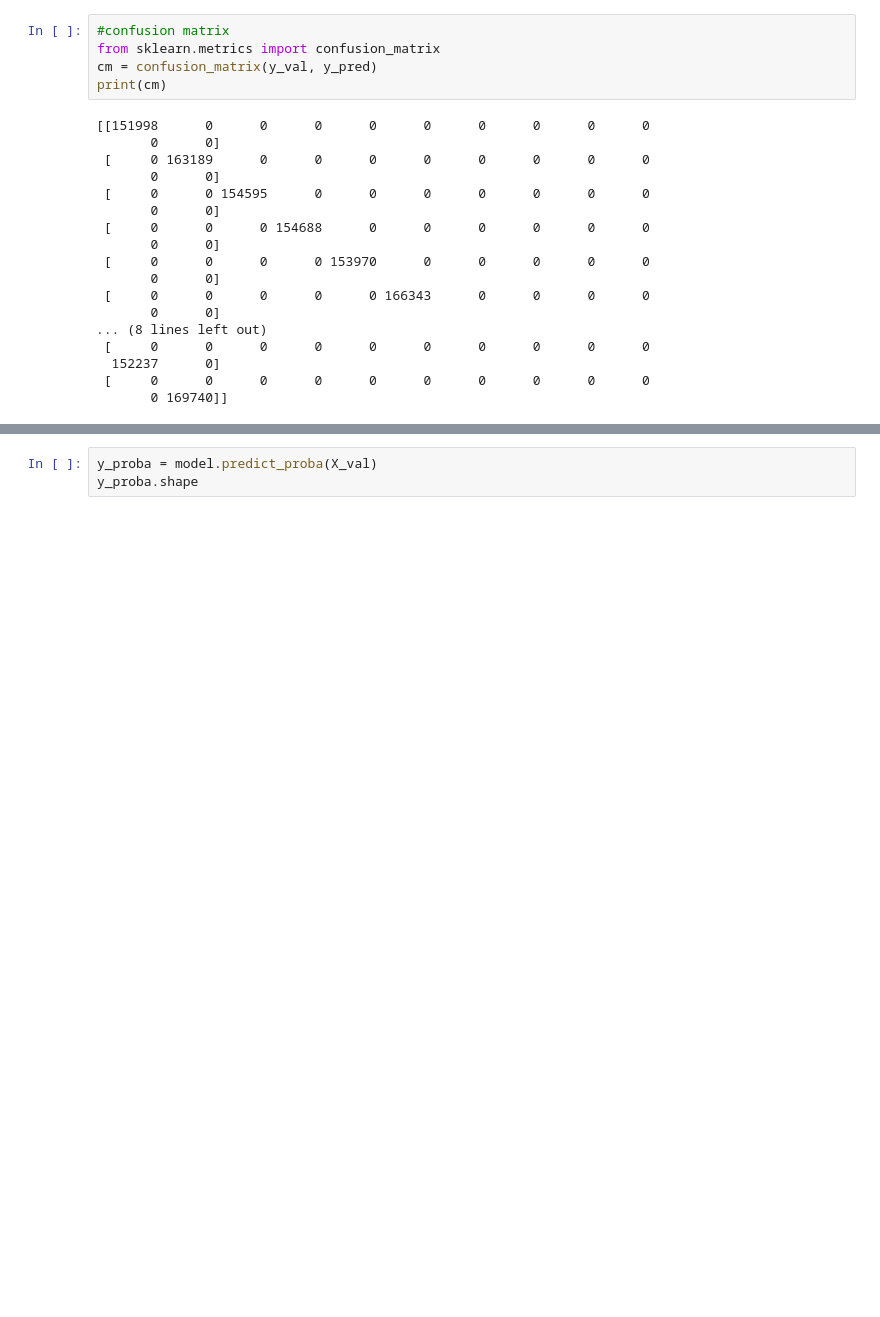
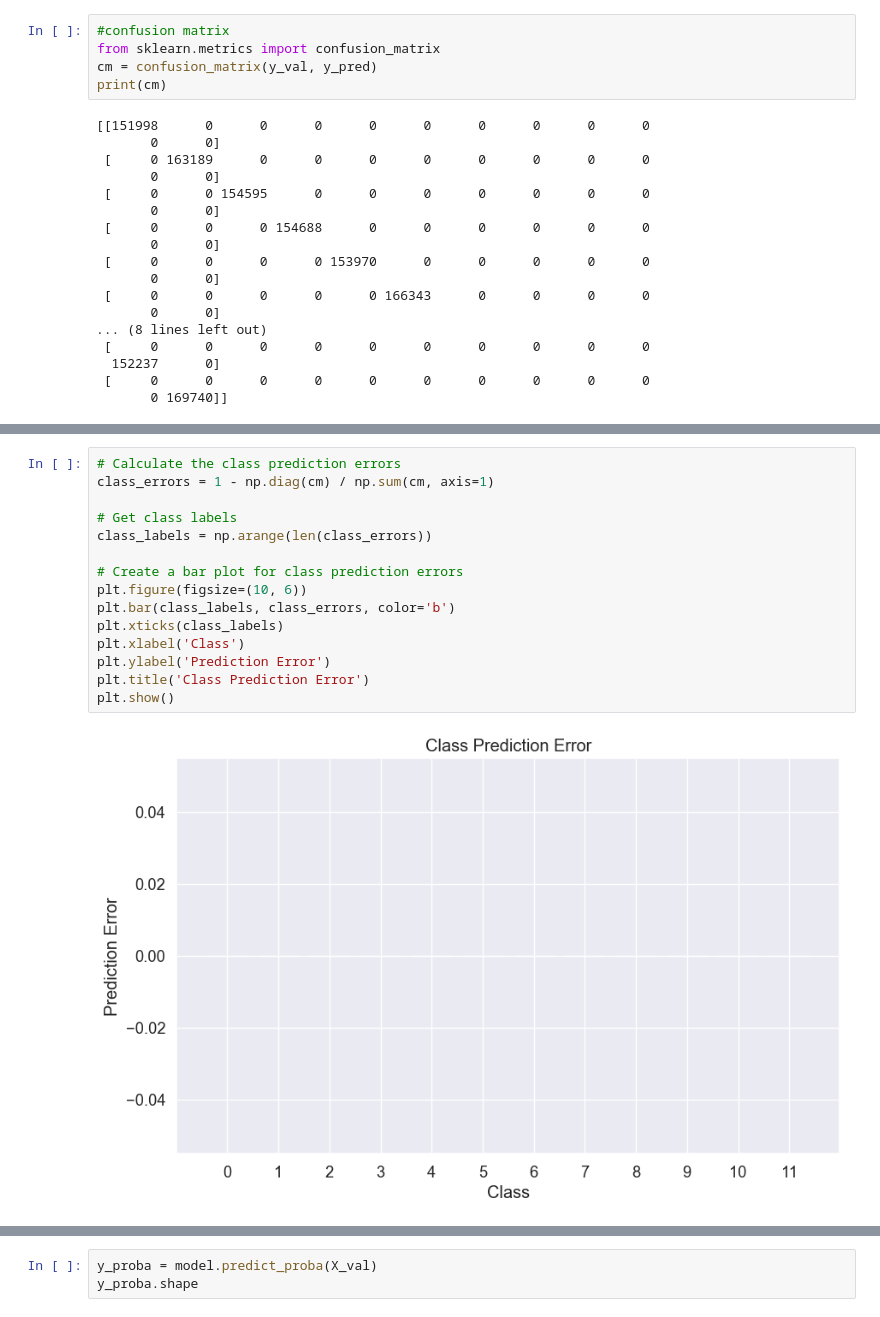
Before and after one commit to shro-2002/Network-Traffic-Scenario-Prediction-Challenge-by-ITU, a Jupyter notebook: solution.ipynb, the cells around one changed output, grey strips where cells are left out. Drawn from its saved outputs; the diff is of its cells as text; blank space fills up the shorter version.

```diff
--- a/solution.ipynb
+++ b/solution.ipynb
@@ -210,0 +253,17 @@ print(cm)
+# %%
+# Calculate the class prediction errors
+class_errors = 1 - np.diag(cm) / np.sum(cm, axis=1)
+
+# Get class labels
+class_labels = np.arange(len(class_errors))
+
+# Create a bar plot for class prediction errors
+plt.figure(figsize=(10, 6))
+plt.bar(class_labels, class_errors, color='b')
+plt.xticks(class_labels)
+plt.xlabel('Class')
+plt.ylabel('Prediction Error')
+plt.title('Class Prediction Error')
+plt.show()
+# %% [output]
+[figure, added]
```
Also changed, not shown: parts of 5 cells of this notebook.
